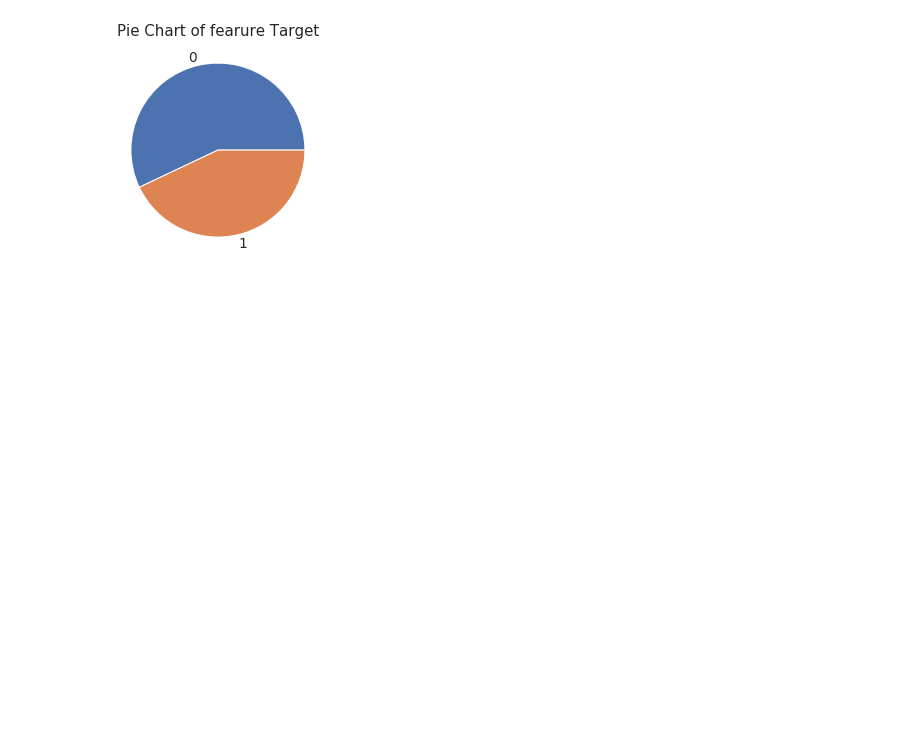
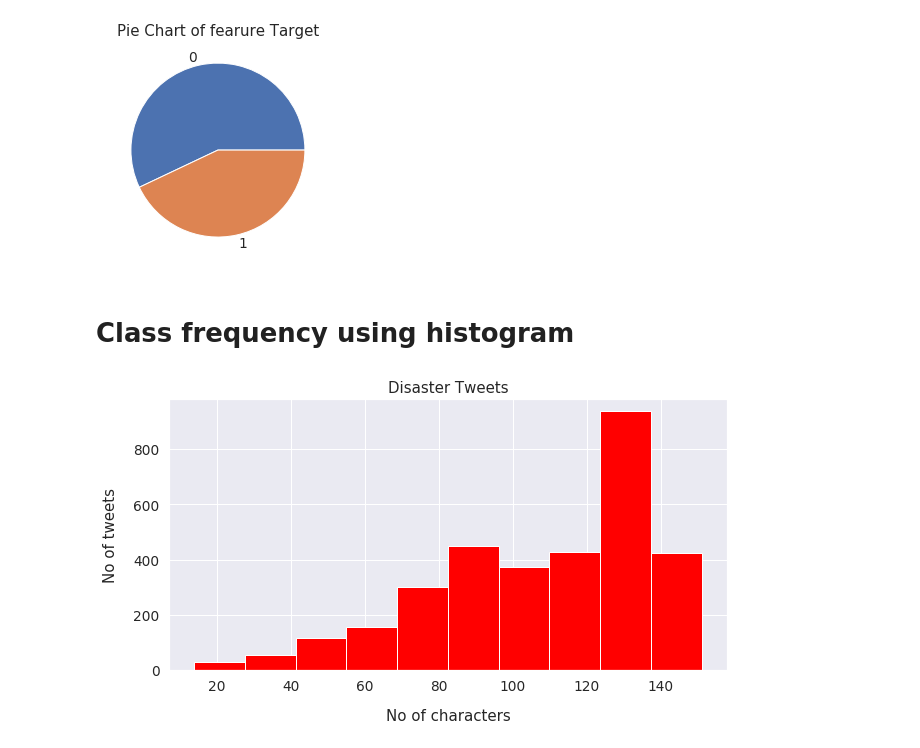
Before and after one commit to sudendroid/Data-Visualization, a Jupyter notebook: DataVisualization.ipynb, the cells around one changed output. Drawn from its saved outputs; the diff is of its cells as text; code cells hidden in the pictures; blank space fills up the shorter version.

Commit message:
plot histogram

```diff
--- a/DataVisualization.ipynb
+++ b/DataVisualization.ipynb
@@ -103,3 +103,15 @@ plt.ylabel("")
 plt.show()
 # %% [output]
 [figure]
+# %% [markdown]
+<h1>Class frequency using histogram</h1>
+# %%
+fig, ax = plt.subplots(figsize=(10, 5))
+tweet_len=df_tweets[df_tweets['target']==1]['text'].str.len()
+ax.hist(tweet_len,color='red')
+ax.set_title('Disaster Tweets')
+ax.set_xlabel("No of characters", labelpad=15)
+ax.set_ylabel("No of tweets", labelpad=15)
+plt.show()
+# %% [output]
+[figure, added]
```
Also changed, not shown: parts of 1 cell of this notebook.
